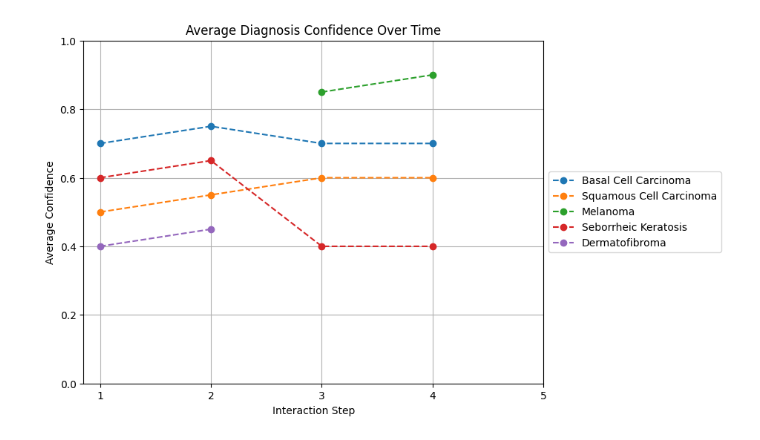
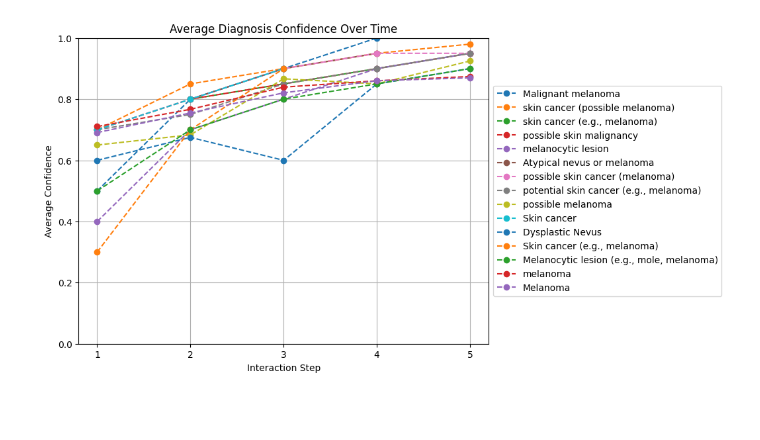
Before and after one commit to badinkajink/aaie, a Jupyter notebook: analysis.ipynb, the cells around one changed output. Drawn from its saved outputs; the diff is of its cells as text; code cells hidden in the pictures; blank space fills up the shorter version.

Commit message:
some plots

```diff
--- a/analysis.ipynb
+++ b/analysis.ipynb
@@ -103,35 +83,35 @@ def plot_avg_diagnosis_confidence(profiles, filters=None,
         print("No valid confidence values found for the selected filters and diagnoses.")
         return
 
     # If top_k is set, select the top-k diagnoses by **highest final-step confidence**
     if top_k:
         sorted_diagnoses = sorted(diagnosis_confidence.keys(),
                                   key=lambda d: np.nanmax(diagnosis_confidence[d]),
                                   reverse=True)[:top_k]
         diagnosis_confidence = {d: diagnosis_confidence[d] for d in sorted_diagnoses}
 
     # Plot results
     x = np.arange(1, max_steps + 1)
     plt.figure(figsize=(8, 6))
     for diagnosis, conf_values in diagnosis_confidence.items():
         plt.plot(x, conf_values, marker='o', linestyle="--", label=diagnosis)
 
     plt.xlabel("Interaction Step")
     plt.ylabel("Average Confidence")
     plt.title("Average Diagnosis Confidence Over Time")
     plt.ylim(0, 1.0)  # Set y-axis limit
     plt.xticks(x)  # Ensure integer x-axis
     plt.legend(loc='center left', bbox_to_anchor=(1, 0.5))
     plt.grid(True)
     plt.show()
 
 filters = {
     "ethnicity": "asian",
     "gender": "man"
 }
-plot_avg_diagnosis_confidence(profiles, filters=filters)
+plot_avg_diagnosis_confidence(profiles, top_k=15)
 # %% [output]
-[figure, old version]
+[figure, new version]
 # %%
 def plot_profile_diagnosis_confidence(profiles, index):
     """
```
Also changed, not shown: parts of 7 cells of this notebook.
